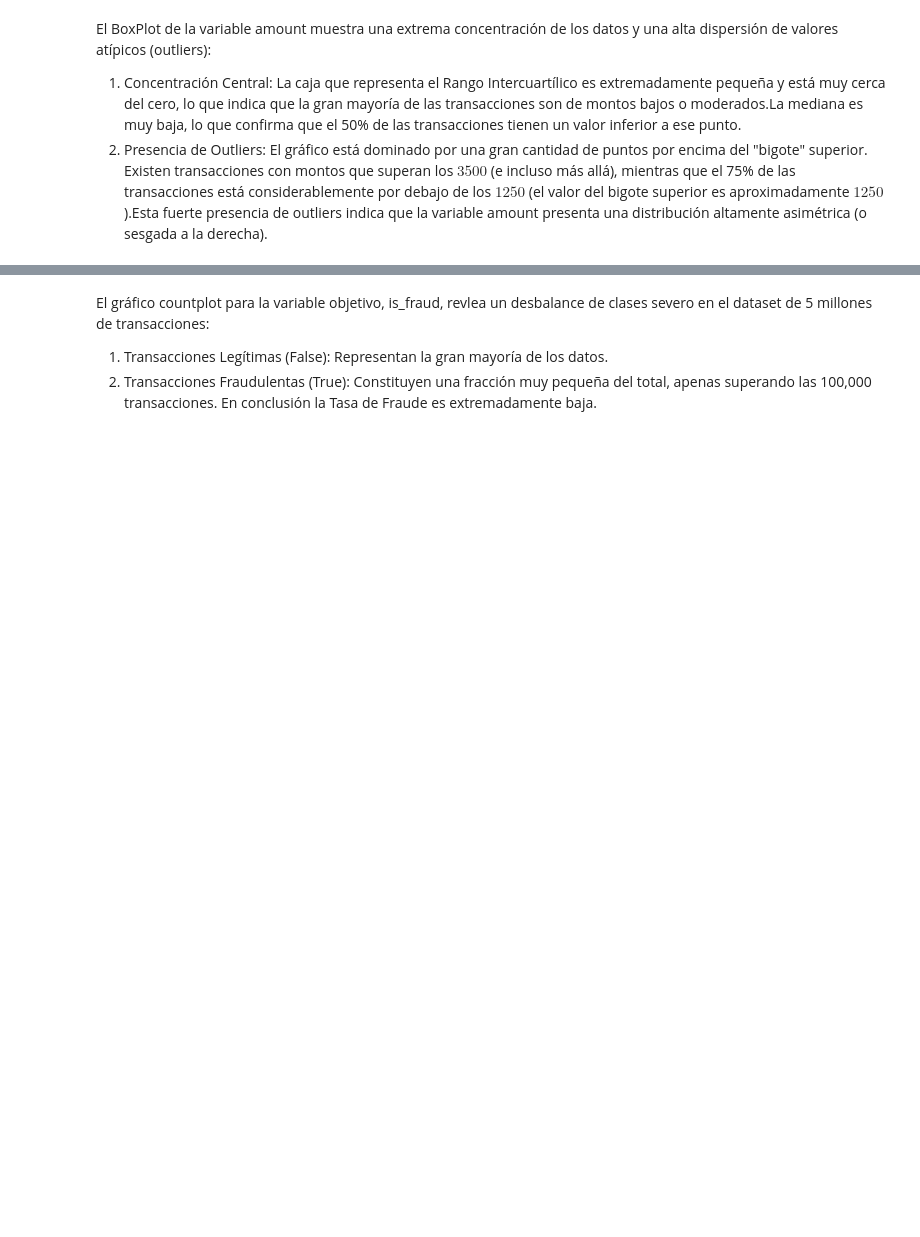
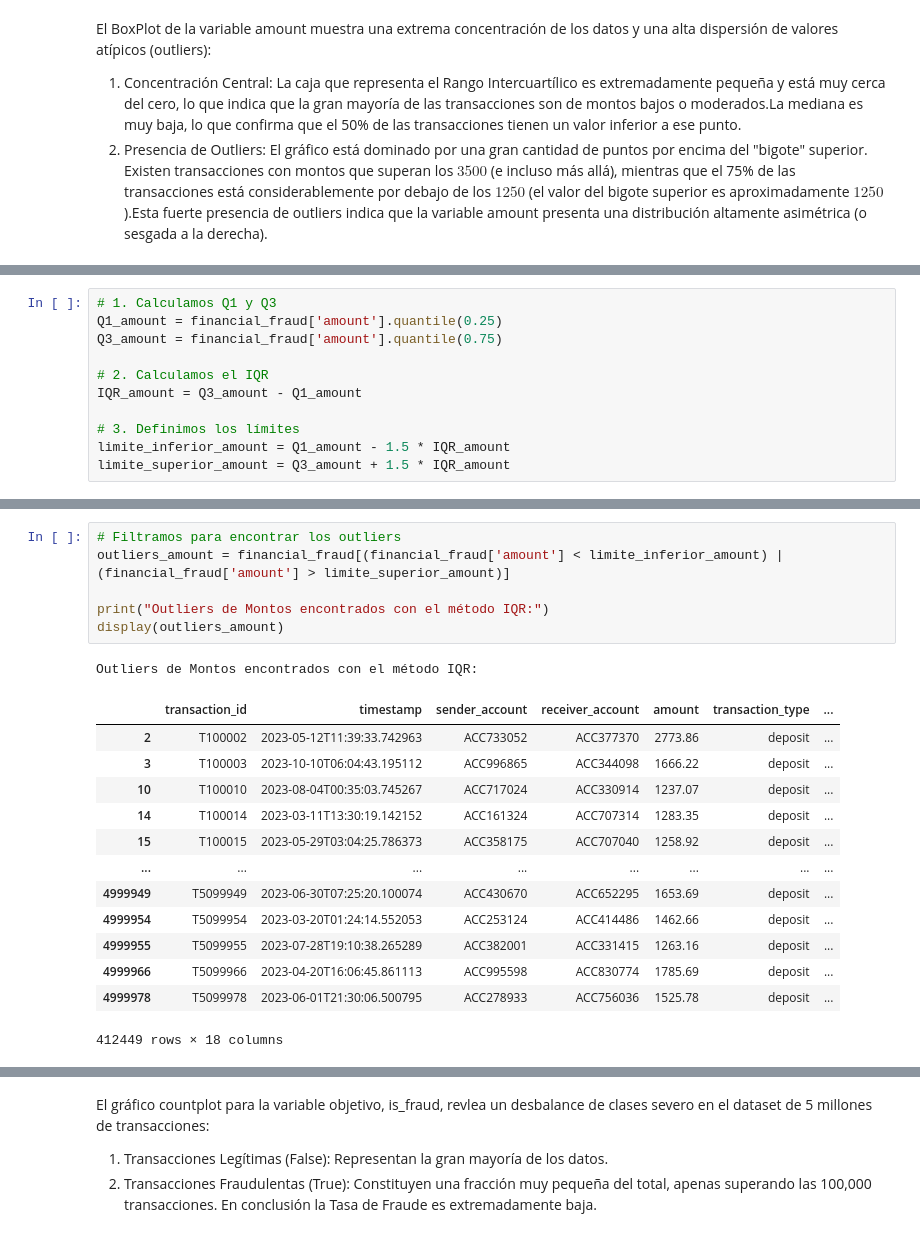
Before and after one commit to Pablo2710/ProyectoDSI, a Jupyter notebook: ProyectoDSParteI_Martinez_Pablo.ipynb, the cells around one changed output, grey strips where cells are left out. Drawn from its saved outputs; the diff is of its cells as text; blank space fills up the shorter version.

```diff
--- a/ProyectoDSParteI_Martinez_Pablo.ipynb
+++ b/ProyectoDSParteI_Martinez_Pablo.ipynb
@@ -199,0 +195,11 @@ plt.show()
+# %%
+# 1. Calculamos Q1 y Q3
+Q1_amount = financial_fraud['amount'].quantile(0.25)
+Q3_amount = financial_fraud['amount'].quantile(0.75)
+
+# 2. Calculamos el IQR
+IQR_amount = Q3_amount - Q1_amount
+
+# 3. Definimos los límites
+limite_inferior_amount = Q1_amount - 1.5 * IQR_amount
+limite_superior_amount = Q3_amount + 1.5 * IQR_amount
@@ -199,0 +221,21 @@ plt.show()
+# %%
+# Filtramos para encontrar los outliers
+outliers_amount = financial_fraud[(financial_fraud['amount'] < limite_inferior_amount) | (financial_fraud['amount'] > limite_superior_amount)]
+
+print("Outliers de Montos encontrados con el método IQR:")
+display(outliers_amount)
+# %% [output]
+Outliers de Montos encontrados con el método IQR:
+|  | transaction_id | timestamp | sender_account | receiver_account | amount | transaction_type | ... |
+| 2 | T100002 | 2023-05-12T11:39:33.742963 | ACC733052 | ACC377370 | 2773.86 | deposit | ... |
+| 3 | T100003 | 2023-10-10T06:04:43.195112 | ACC996865 | ACC344098 | 1666.22 | deposit | ... |
+| 10 | T100010 | 2023-08-04T00:35:03.745267 | ACC717024 | ACC330914 | 1237.07 | deposit | ... |
+| 14 | T100014 | 2023-03-11T13:30:19.142152 | ACC161324 | ACC707314 | 1283.35 | deposit | ... |
+| 15 | T100015 | 2023-05-29T03:04:25.786373 | ACC358175 | ACC707040 | 1258.92 | deposit | ... |
+| ... | ... | ... | ... | ... | ... | ... | ... |
+| 4999949 | T5099949 | 2023-06-30T07:25:20.100074 | ACC430670 | ACC652295 | 1653.69 | deposit | ... |
+| 4999954 | T5099954 | 2023-03-20T01:24:14.552053 | ACC253124 | ACC414486 | 1462.66 | deposit | ... |
+| 4999955 | T5099955 | 2023-07-28T19:10:38.265289 | ACC382001 | ACC331415 | 1263.16 | deposit | ... |
+| 4999966 | T5099966 | 2023-04-20T16:06:45.861113 | ACC995598 | ACC830774 | 1785.69 | deposit | ... |
+| 4999978 | T5099978 | 2023-06-01T21:30:06.500795 | ACC278933 | ACC756036 | 1525.78 | deposit | ... |
+412449 rows × 18 columns
```
Also changed, not shown: parts of 7 cells of this notebook.
